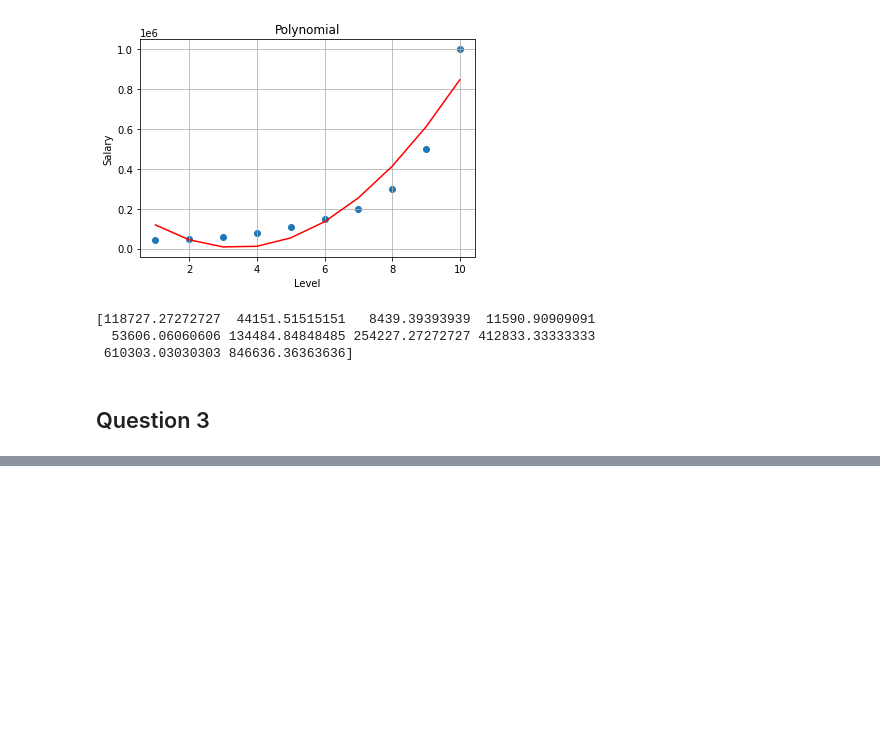
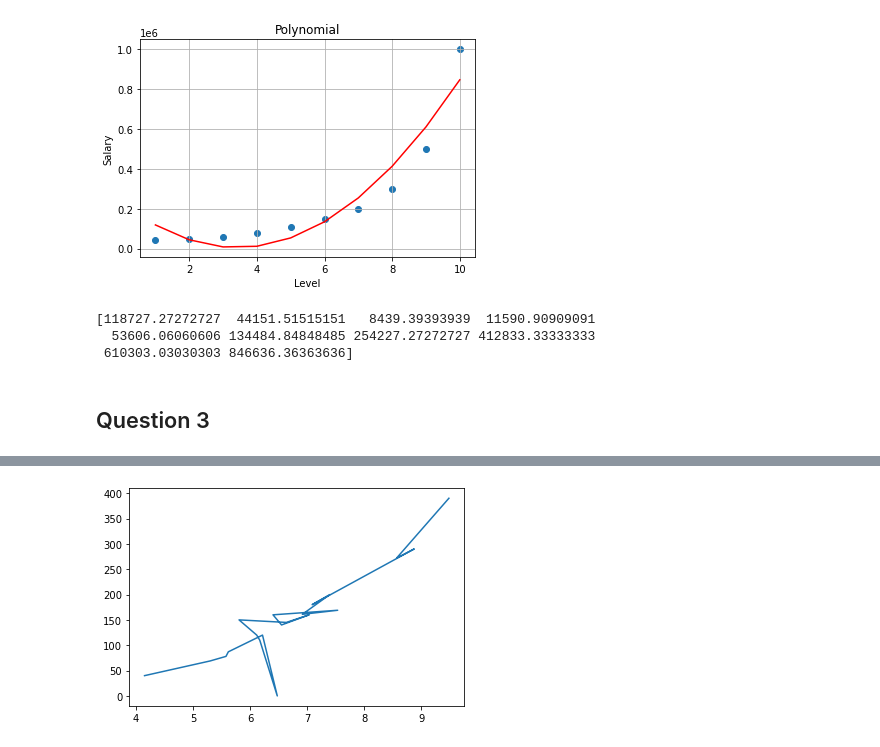
Before and after one commit to anirudhprabhakaran3/iste-ml-sgp, a Jupyter notebook: Week 2/Week 2.ipynb, the cells around one changed output, grey strips where cells are left out. Cells and saved outputs as stored; diff of their text form; code cells hidden in the pictures; blank space fills up the shorter version.

```diff
--- a/Week 2/Week 2.ipynb
+++ b/Week 2/Week 2.ipynb
@@ -81,0 +116,5 @@ ValueError: Wrong number of columns at line 161
+# %%
+plt.plot(df_roach['Height'], df_roach['Weight'])
+plt.show()
+# %% [output]
+[figure, added]
```
Also changed, not shown: parts of 13 cells of this notebook.
